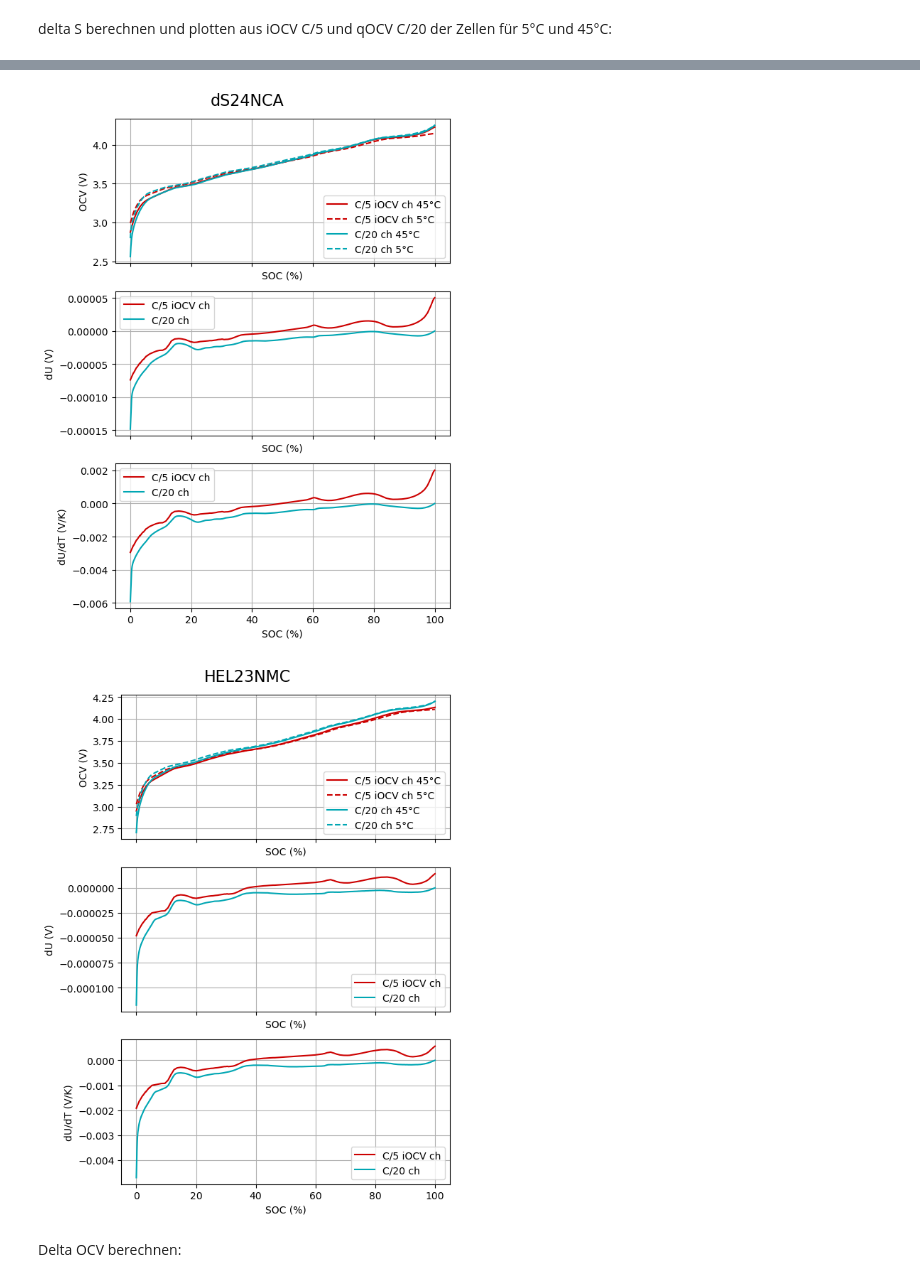
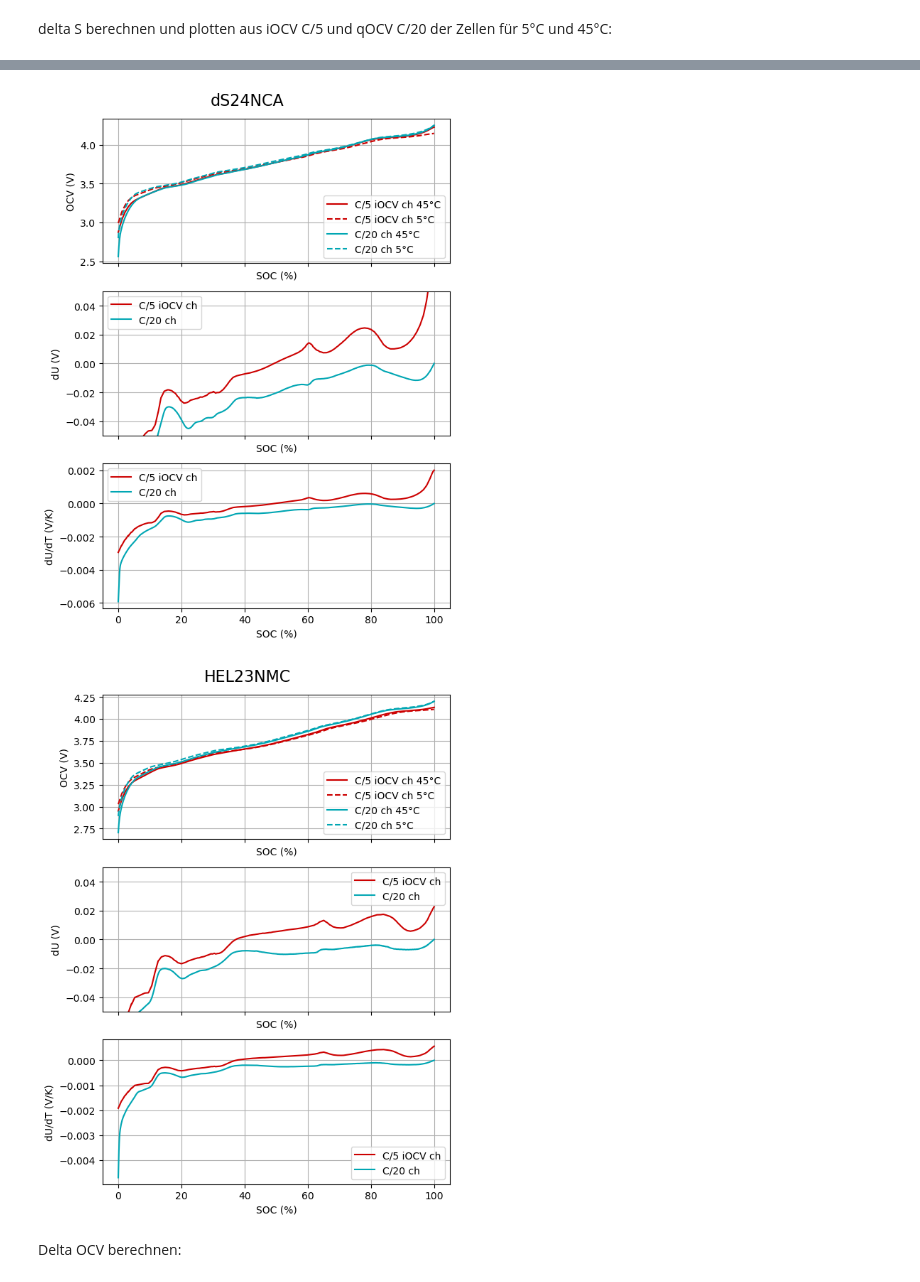
Before and after one commit to dieterduese/Projekt_Entropie, a Jupyter notebook: OCV_plotten.ipynb, the cells around one changed output, grey strips where cells are left out. Drawn from its saved outputs; the diff is of its cells as text; code cells hidden in the pictures.

```diff
--- a/OCV_plotten.ipynb
+++ b/OCV_plotten.ipynb
@@ -433,7 +433,7 @@ for cell in dS[t_c[1]].keys():
             # Zweiter Plot: dU
             axs[1].plot(
                 dS[c][cell][d][:, 0] / dS[c][cell][d][-1, 0] * 100,
-                dS[c][cell][d][:, 1] / (grad[grad_str[1]] - grad[grad_str[0]]),
+                dS[c][cell][d][:, 1] * (grad[grad_str[1]] - grad[grad_str[0]]),
                 label=c+" "+d, color=colors[co]
             )
 
@@ -452,6 +452,7 @@ for cell in dS[t_c[1]].keys():
     axs[0].legend()
     axs[1].set_ylabel('dU (V)')
     axs[1].set_xlabel('SOC (%)')
+    # axs[1].set_ylim(-0.05,0.05)
     axs[1].grid()
     # axs[1].set_ylim(-0.0005, 0.001)
     axs[1].legend()
@@ -468,5 +469,5 @@ for cell in dS[t_c[1]].keys():
-[figure, old version]
+[figure, new version]
-[figure, old version]
+[figure, new version]
 # %% [markdown]
 Delta OCV berechnen:
 # %%
```
Also changed, not shown: parts of 2 cells of this notebook.
